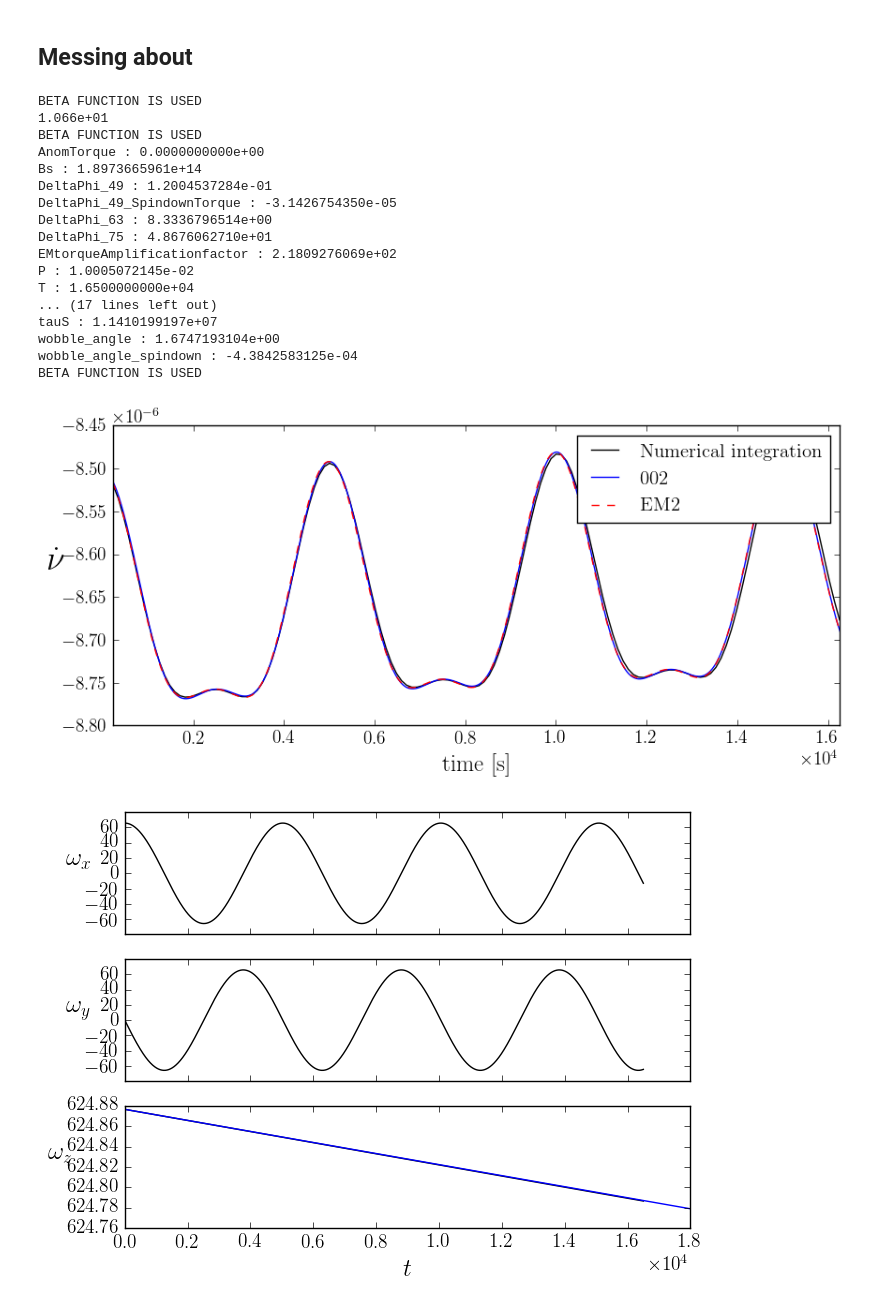
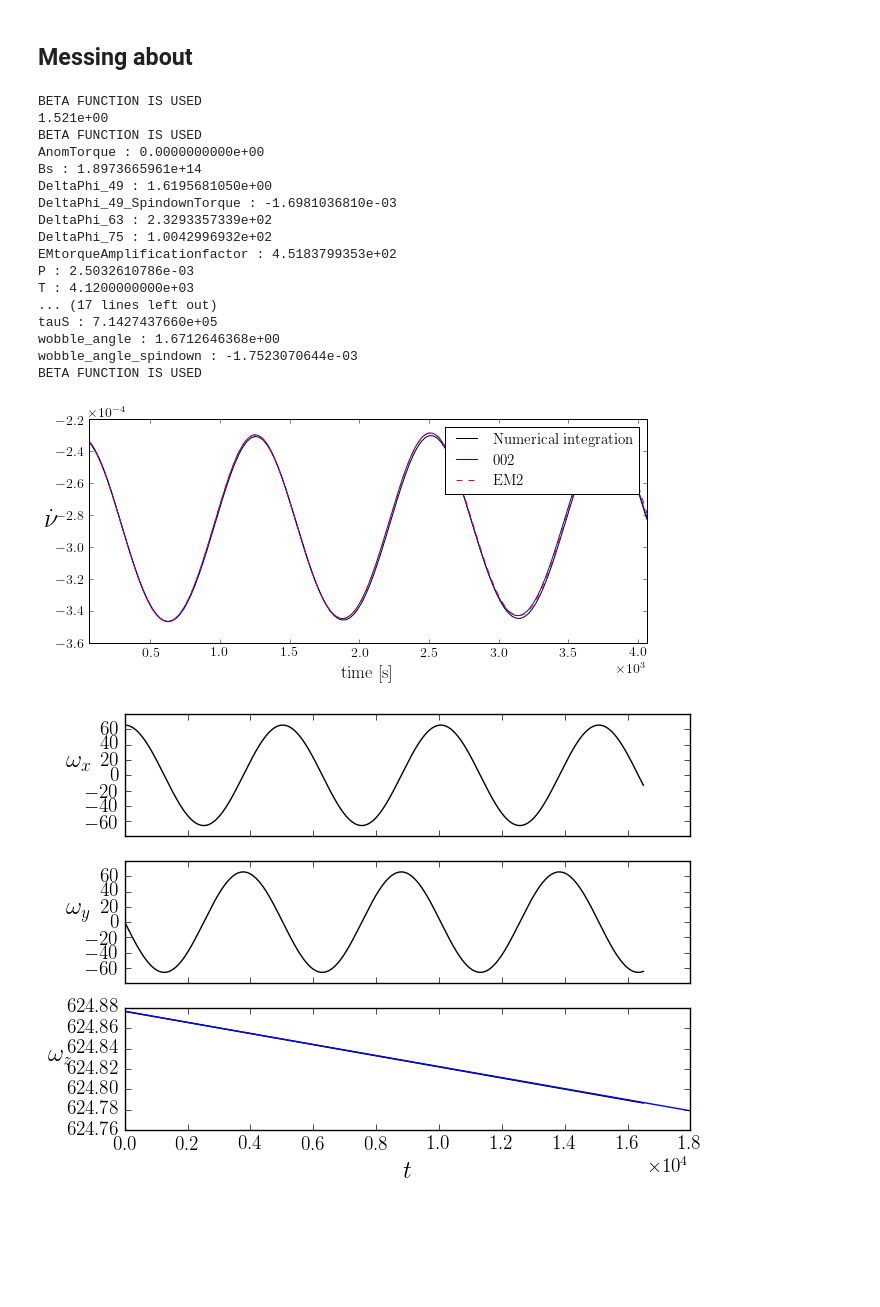
Before and after one commit to GregoryAshton/neutron_star_modelling, a Jupyter notebook: SpindownRate/Investigations.ipynb, the cells around one changed output. Drawn from its saved outputs; the diff is of its cells as text; code cells hidden in the pictures; blank space fills up the shorter version.

Commit message:
Latest work on spin-down model
This adds the expanded version of the spin-down model into
Investigation2

```diff
--- a/SpindownRate/Investigations.ipynb
+++ b/SpindownRate/Investigations.ipynb
@@ -205,7 +205,43 @@ def SignalModel_EM2(theta1, t):
 
     return T1 + GEOMETRIC
 
+def SignalModel_002(theta1, t):
+    omega0, epsI, a0, chi, epsA = theta1
 
+    c = 3e10
+    R = 1e6
+    k = 2/3.0 * R/c * epsA
+
+    omega = 1/np.sqrt(2*k*t + 1/omega0**2)
+
+    psi = np.pi/2 - epsI*omega*t #+ .5*k*epsI*omega**3*t**2
+    psidot = - epsI*omega #+ k*epsI*omega**3*t
+
+    Sin2Theta = 1 - (sin(a0)*sin(psi)*sin(chi) + cos(a0)*cos(chi))**2
+    Phidot = omega - psidot * sin(chi) * (cos(a0) *sin(chi) - sin(psi) * sin(a0) * cos(chi)) / (
+     (sin(a0)*cos(chi) - cos(a0)*sin(psi)*sin(chi))**2 + (cos(psi) * sin(chi))**2)
+
+    return  -k * Phidot**3 * Sin2Theta / (2*np.pi)
+
+def SignalModel_EMF(params, t):
+    omega0, epsI, a0, chi, epsA = params
+
+    theta = a0
+
+    c = 3e10
+    R = 1e6
+    k = 2/3.0 * R/c * epsA
+
+    psidot = -epsI*omega0
+    psi = psidot*t + np.pi/2
+    C = 1 - (cos(theta)*cos(chi))**2 - 0.5*(sin(theta)*sin(chi))**2
+    Phidot3 = (2*k*(C*t + 1.0/(psidot)*(.5*sin(2*theta)*sin(2*chi)*cos(psi)
+                                      - .25*(sin(theta)*sin(chi))**2*sin(2*psi)))
+               + omega0**-2
+               )**(-3./2)
+    Sin2Theta = 1 - (sin(theta)*sin(psi)*sin(chi) + cos(theta)*cos(chi))**2
+
+    return  -k * Phidot3 * Sin2Theta / (2*np.pi)
 
 fig, ax1 = plt.subplots(figsize=(10, 4))
 
@@ -231,6 +267,10 @@ ax1.plot(time, SignalModel_002(theta_EM, time), color="b", label="EM analytic")
 theta_EM = np.array([omega0, epsI3, np.radians(a0), np.radians(chi0), epsA])
 ax1.plot(time, SignalModel_EM2(theta_EM, time), color="g", label="EM analytic")
 
+#
+theta_EM = np.array([omega0, epsI3, np.radians(a0), np.radians(chi0), epsA])
+ax1.plot(time, SignalModel_EMF(theta_EM, time), color="r", ls="--", label="EM analytic")
+
 plt.savefig("fig1.pdf")
 plt.show()
 
@@ -302,9 +342,9 @@ fig, ax1 = plt.subplots(figsize=(10, 4))
 
 # Parameter3
 epsI3 = -2e-6
-omega0 = 2*np.pi*100
+omega0 = 2*np.pi*400
 epsA = 1e-8
-chi0 = 85.9
+chi0 = 45.9
 tauP = 2 * np.pi/abs(epsI3 * omega0)
 T = 3.3* tauP
 a0 = 6.0
@@ -322,45 +362,45 @@ file_name = main(chi0=chi0, epsI3=epsI3, epsA=epsA, omega0=omega0, T=T,
                  AnomTorque=False
                  )
 
 
 PD = File_Functions.Parameter_Dictionary(file_name)
 print "{:2.3e}".format(float(PD['delta_omega_dot0_EM'])/float(PD['delta_omega_dot0_FP_EM']))
 File_Functions.PrintParameterDictionary(file_name)
 
 ax1 = Plot.SpindownRate(file_name, ax=ax1, analytic="", divisor=11, label="Numerical integration")
 
 time = np.linspace(0, T, 1000)
 
 
 
 # EM model
 theta_EM = np.array([omega0, epsI3, np.radians(a0), np.radians(chi0), epsA])
 ax1.plot(time, SignalModel_002(theta_EM, time), color="b", ls="-", label="002")
 
 theta_EM = np.array([omega0, epsI3, np.radians(a0), np.radians(chi0), epsA])
 ax1.plot(time, SignalModel_EM20(theta_EM, time), color="r", ls="--", label="EM2")
 
 plt.legend()
 plt.show()
 # %% [output]
 BETA FUNCTION IS USED
-1.066e+01
+1.521e+00
 BETA FUNCTION IS USED
 AnomTorque : 0.0000000000e+00
 Bs : 1.8973665961e+14
-DeltaPhi_49 : 1.2004537284e-01
-DeltaPhi_49_SpindownTorque : -3.1426754350e-05
-DeltaPhi_63 : 8.3336796514e+00
-DeltaPhi_75 : 4.8676062710e+01
-EMtorqueAmplificationfactor : 2.1809276069e+02
-P : 1.0005072145e-02
-T : 1.6500000000e+04
+DeltaPhi_49 : 1.6195681050e+00
+DeltaPhi_49_SpindownTorque : -1.6981036810e-03
+DeltaPhi_63 : 2.3293357339e+02
+DeltaPhi_75 : 1.0042996932e+02
+EMtorqueAmplificationfactor : 4.5183799353e+02
+P : 2.5032610786e-03
+T : 4.1200000000e+03
 ... (17 lines left out)
-tauS : 1.1410199197e+07
-wobble_angle : 1.6747193104e+00
-wobble_angle_spindown : -4.3842583125e-04
+tauS : 7.1427437660e+05
+wobble_angle : 1.6712646368e+00
+wobble_angle_spindown : -1.7523070644e-03
 BETA FUNCTION IS USED
-[figure, old version]
+[figure, new version]
 # %%
 def wz(t, epsA, omega0, a0):
     R=1e6
```
Also changed, not shown: parts of 8 cells of this notebook, 3 other files.
